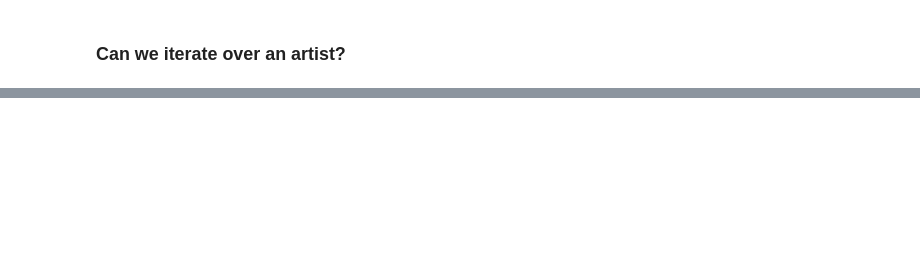
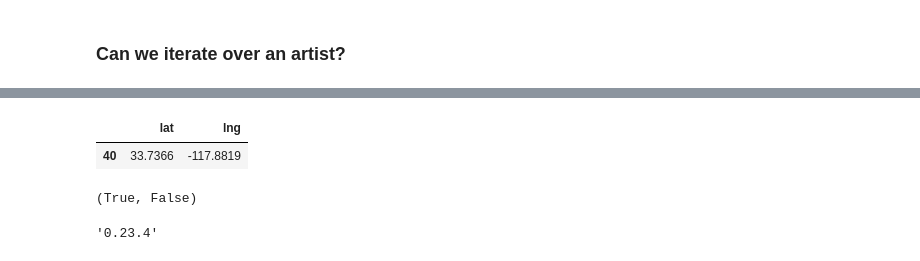
Before and after one commit to Patrickbfuller/solve_music_probs, a Jupyter notebook: explore_shows_shard.ipynb, the cells around one changed output, grey strips where cells are left out. Drawn from its saved outputs; the diff is of its cells as text; code cells hidden in the pictures; blank space fills up the shorter version.

```diff
--- a/explore_shows_shard.ipynb
+++ b/explore_shows_shard.ipynb
@@ -243,7 +238,0 @@ artist_latlongs[0] in artist_latlongs, type(artist_latlongs)
-# %%
-artist_latlongs = combined.loc[combined['artist']=='2 Chainz', 'comb_lat_long'].unique()
-dif_locs = []
-for latlong in combined.loc[combined['artist']=='21 Savage','comb_lat_long'].unique():
-    if latlong not in artist_latlongs:
-
-    print(type(latlong), type(artist_latlongs), type(artist_latlongs[0]), latlong in artist_latlongs)
@@ -313,0 +248,22 @@ combined.groupby(by='artist', ).agg(sum)
+# %%
+artist_places = combined.loc[combined['artist']=='2 Chainz', 'location'].unique()
+artist_df = combined.loc[combined['artist']=='2 Chainz', ['location', 'lat', 'lng']]
+nn = NearestNeighbors(n_neighbors=1, metric='haversine', radius=100)
+nn.fit(artist_latlongs[['lat', 'lng']])
+dif_places = []
+for place in combined.loc[combined['artist']=='21 Savage','location'].unique():
+    if place not in artist_places:
+        place_latlong = combined.loc[combined['location']==place, ['lat', 'lng']].values[:1] # keep it 2D array
+                                                                                            # for nn to fit on
+        distances, indices = nn.kneighbors(place_latlong)
+        nn_distance, nn_index = distances[0][0], indices[0][0]
+        neighbor = artist_df.loc[nn_index]
+
+        print('\t-', place in artist_places, '-')
+        print('_Place_ : ', place)
+        print('_Place_latlong_ : ', place_latlong, '\n')
+        print('dist_to_nn: ', round(nn_distance, 4))
+
+#         print('nn_idx: ', nn_index)
+        print(neighbor.values)
+        print('\n')
@@ -313,0 +289,5 @@ combined.groupby(by='artist', ).agg(sum)
+# %%
+combined.loc[combined['location']==place, ['lat', 'lng']][0:1]
+# %% [output]
+|  | lat | lng |
+| 40 | 33.7366 | -117.8819 |
@@ -313,0 +297,8 @@ combined.groupby(by='artist', ).agg(sum)
+# %%
+1 in pd.Series([1,2,3]), 'a' in pd.Series(['a', 'b', 'c'])
+# %% [output]
+(True, False)
+# %%
+pd.__version__
+# %% [output]
+'0.23.4'
```
Also changed, not shown: parts of 12 cells of this notebook.
